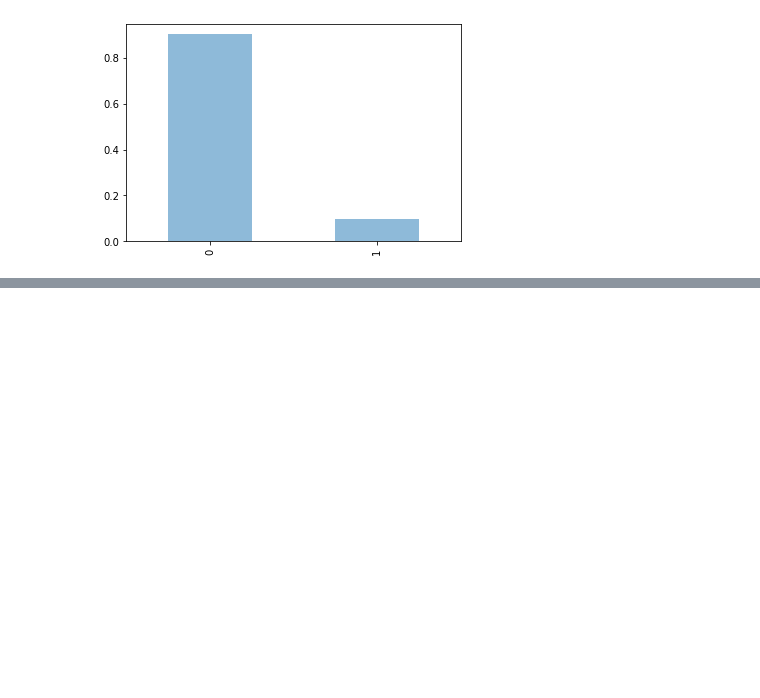
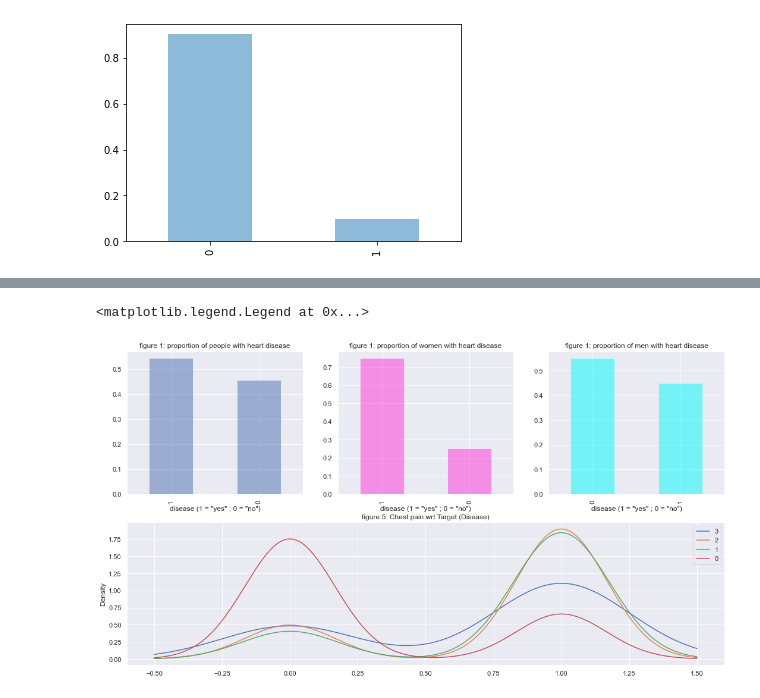
Before and after one commit to TrefleEncornet2/PortFolio, a Jupyter notebook: COVID.ipynb, the cells around one changed output, grey strips where cells are left out. Cells and saved outputs as stored; diff of their text form; code cells hidden in the pictures; blank space fills up the shorter version.

```diff
--- a/COVID.ipynb
+++ b/COVID.ipynb
@@ -273,0 +330,29 @@ df['SARS-Cov-2 exam result'].value_counts(normalize=True).plot(kind='bar', alpha
+# %%
+fig = plt.figure(figsize=(18,15))
+female_color = "#FF33D7"
+male_color = "#00FAFA"
+sex_color = "#FA7D00"
+
+plt.subplot2grid((3,3),(0,0))
+heart_data['target'].value_counts(normalize=True).plot(kind='bar', alpha = 0.5)
+plt.title('figure 1: proportion of people with heart disease')
+plt.xlabel('disease (1 = "yes" ; 0 = "no")')
+
+plt.subplot2grid((3,3),(0,1))
+heart_data['target'].loc[heart_data['sex'] == 0].value_counts(normalize=True).plot(kind='bar', alpha = 0.5, color = female_color)
+plt.title('figure 1: proportion of women with heart disease')
+plt.xlabel('disease (1 = "yes" ; 0 = "no")')
+
+plt.subplot2grid((3,3),(0,2))
+heart_data['target'].loc[heart_data['sex'] == 1].value_counts(normalize=True).plot(kind='bar', alpha = 0.5, color = male_color)
+plt.title('figure 1: proportion of men with heart disease')
+plt.xlabel('disease (1 = "yes" ; 0 = "no")')
+
+plt.subplot2grid((3,3),(1,0),colspan = 4)
+for x in heart_data['cp'].unique():
+    heart_data['target'].loc[heart_data['cp'] == x].plot(kind='kde') # Kernel Density Estimation
+plt.title("figure 5: Chest pain wrt Target (Disease)")
+plt.legend(heart_data['cp'].unique())
+# %% [output]
+<matplotlib.legend.Legend at 0x...>
+[figure, added]
```
Also changed, not shown: parts of 11 cells of this notebook.
